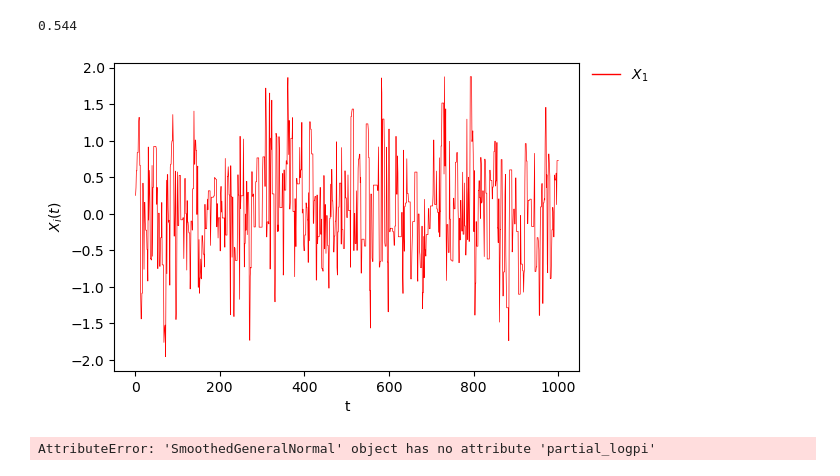
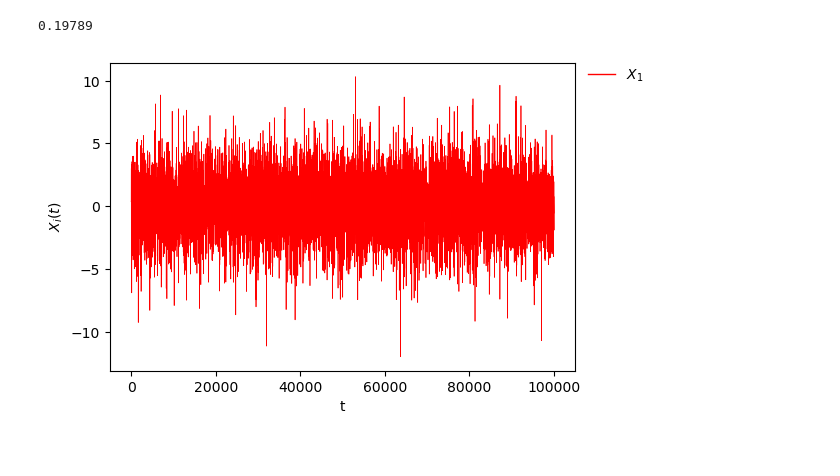
Before and after one commit to bartolomeou/FYP, a Jupyter notebook: adaptive.ipynb, the cells around one changed output. Saved outputs shown, nothing was run; the diff lists cells and outputs as text; code cells hidden in the pictures.

```diff
--- a/adaptive.ipynb
+++ b/adaptive.ipynb
@@ -8,0 +110,25 @@ from ipynb.fs.full.rosenbrock import sample_rosenbrock, logpi_rosenbrock, partia
+# %%
+N1 = 3
+N2 = 2
+X_INIT = [0, 0, 0, 0, 0]
+N_ITER = 100000
+
+target = Rosenbrock(n1=N1, n2=N2)
+
+X_smmala, accept_rate = SMMALA(
+    target=target,
+    n_iter=N_ITER,
+    x_init=X_INIT,
+    step_size=0.35,
+    method='abs',
+)
+print(f'SMMALA acceptance rate: {accept_rate}')
+
+traceplot(X_smmala)
+acfplot(X_smmala)
+
+ess(X_smmala, target)
+
+ks_distance(X_smmala, target)
+
+quantiles(X_smmala, target)
@@ -175,15 +258,9 @@ target = SmoothedGeneralNormal()
 # %%
-samples, accept_rate = RWM(target, 1000, x_init=[0], step_size=1.2)
+target = SmoothedGeneralNormal(beta=1)
 
+X_rwm, accept_rate = RWM(target, 100000, x_init=[0])
 print(accept_rate)
-traceplot(samples)
+traceplot(X_rwm)
 # %% [output]
-0.544
+0.19789
-[figure, old version]
+[figure, new version]
-# %%
-samples, accept_rate = MALA(target, 1000, x_init=[0], step_size=1.2)
-
-print(accept_rate)
-traceplot(samples)
-# %% [output]
-AttributeError: 'SmoothedGeneralNormal' object has no attribute 'partial_logpi'
```
Also changed, not shown: parts of 12 cells of this notebook, 7 other files.
